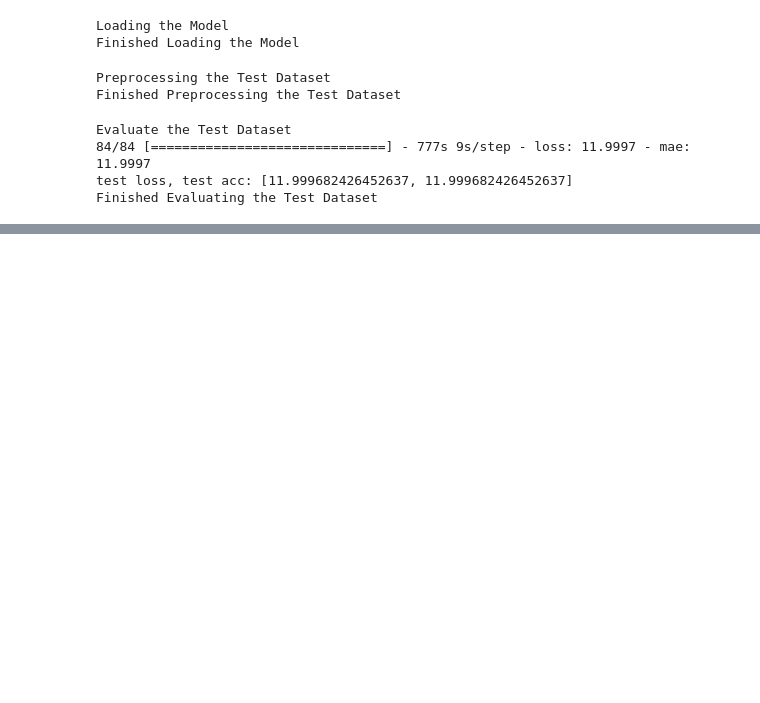
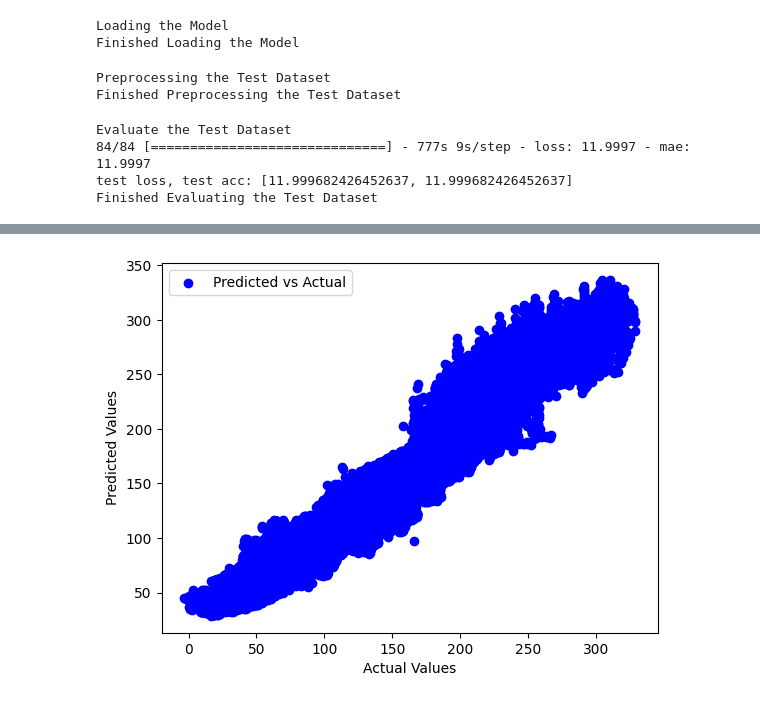
Before and after one commit to CSC490-Capstone-Design-Course/machine-vision, a Jupyter notebook: CSC490_daria_evaluation.ipynb, the cells around one changed output, grey strips where cells are left out. Drawn from its saved outputs; the diff is of its cells as text; code cells hidden in the pictures; blank space fills up the shorter version.

```diff
--- a/CSC490_daria_evaluation.ipynb
+++ b/CSC490_daria_evaluation.ipynb
@@ -130,0 +170,7 @@ Finished Evaluating the Test Dataset
+# %%
+plt.scatter(y_test, model.predict(x_test), label='Predicted vs Actual', color='blue')
+plt.xlabel('Actual Values')
+plt.ylabel('Predicted Values')
+plt.legend()
+plt.show()
+# %% [output]
@@ -130,0 +178 @@ Finished Evaluating the Test Dataset
+[figure, added]
```
Also changed, not shown: parts of 7 cells of this notebook.
